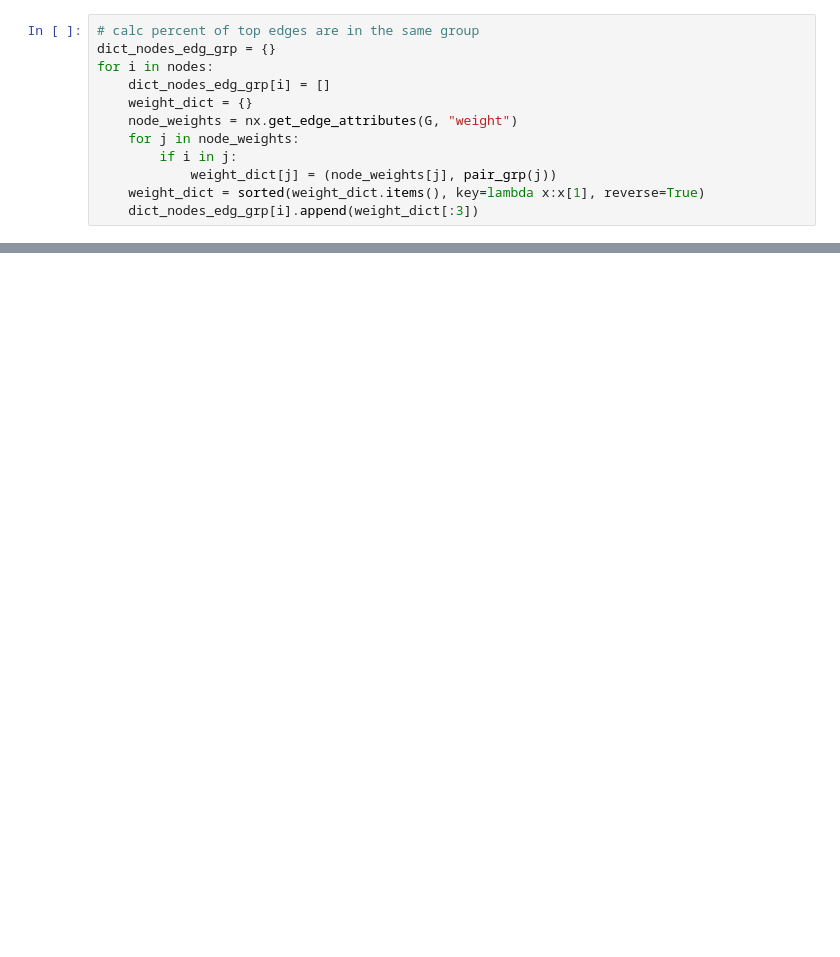
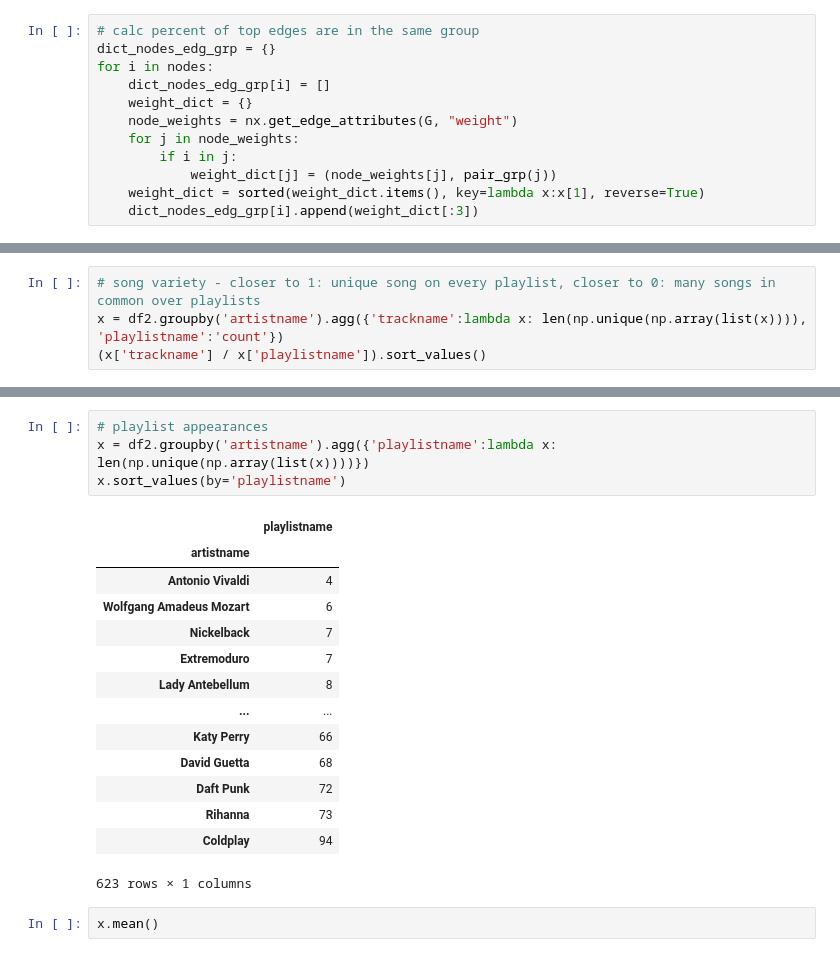
Before and after one commit to jli5064/Spotify, a Jupyter notebook: notebooks/practice.ipynb, the cells around one changed output, grey strips where cells are left out. Cells and saved outputs as stored; diff of their text form; blank space fills up the shorter version.

```diff
--- a/notebooks/practice.ipynb
+++ b/notebooks/practice.ipynb
@@ -502,0 +485,4 @@ sorted(weight_dict.items(), key=lambda x:x[1], reverse=True)
+# %%
+# song variety - closer to 1: unique song on every playlist, closer to 0: many songs in common over playlists
+x = df2.groupby('artistname').agg({'trackname':lambda x: len(np.unique(np.array(list(x)))), 'playlistname':'count'})
+(x['trackname'] / x['playlistname']).sort_values()
@@ -502,0 +503,21 @@ sorted(weight_dict.items(), key=lambda x:x[1], reverse=True)
+# %%
+# playlist appearances
+x = df2.groupby('artistname').agg({'playlistname':lambda x: len(np.unique(np.array(list(x))))})
+x.sort_values(by='playlistname')
+# %% [output]
+|  | playlistname |
+| artistname |  |
+| Antonio Vivaldi | 4 |
+| Wolfgang Amadeus Mozart | 6 |
+| Nickelback | 7 |
+| Extremoduro | 7 |
+| Lady Antebellum | 8 |
+| ... | ... |
+| Katy Perry | 66 |
+| David Guetta | 68 |
+| Daft Punk | 72 |
+| Rihanna | 73 |
+| Coldplay | 94 |
+623 rows × 1 columns
+# %%
+x.mean()
```
Also changed, not shown: parts of 17 cells of this notebook, 1 other file.
